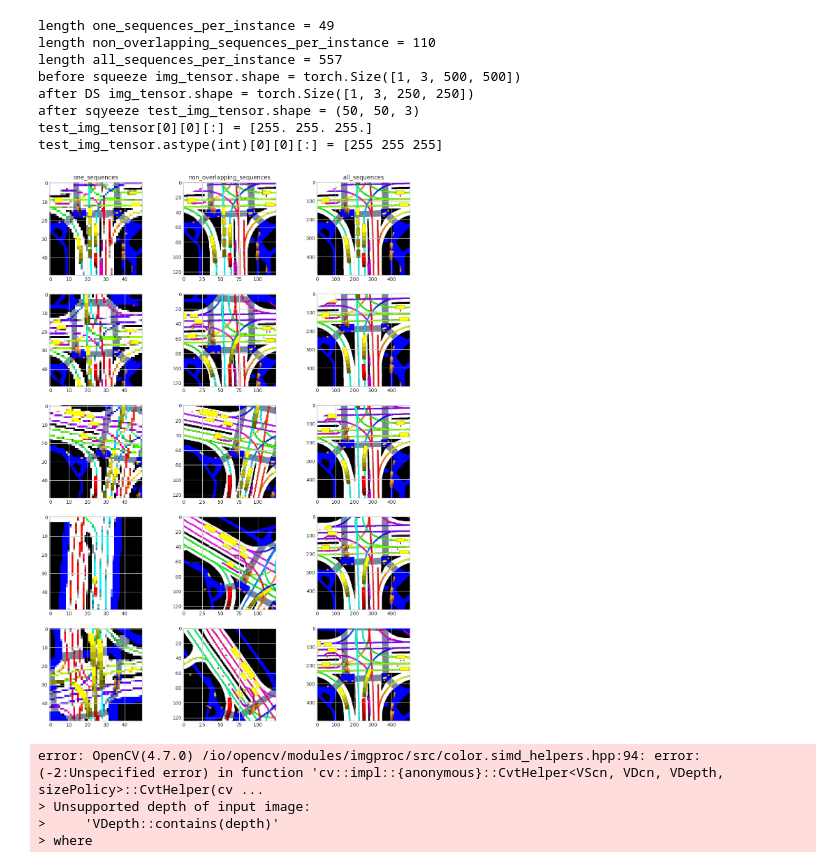
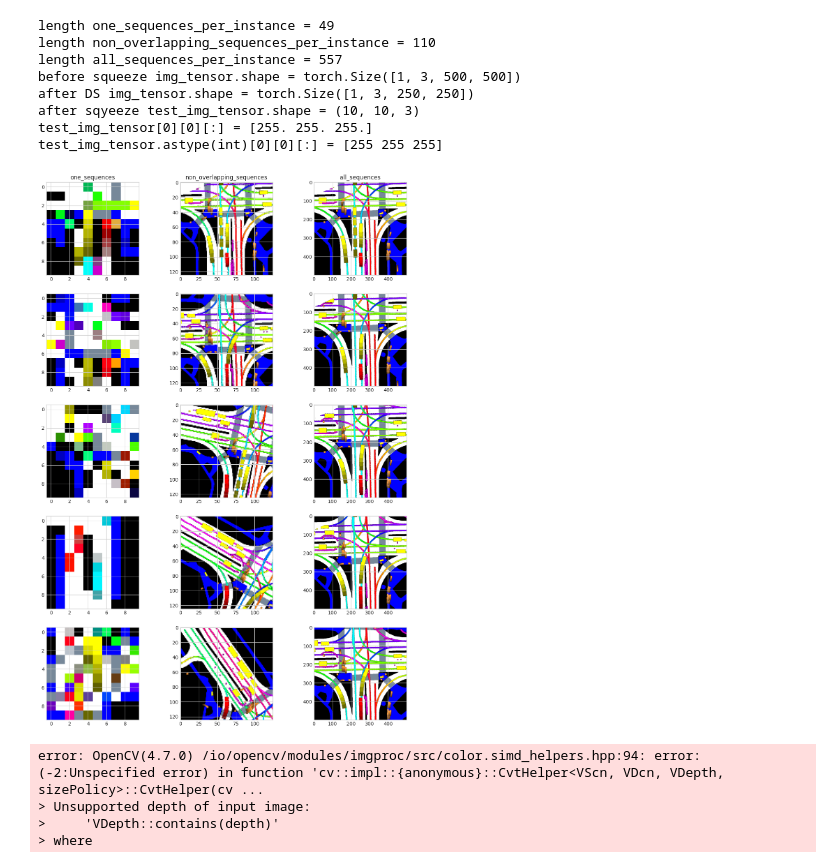
Before and after one commit to dolander1/nuscenes_dolander1, a Jupyter notebook: python-sdk/tutorials/HannesNotebook.ipynb, the cells around one changed output. Cells and saved outputs as stored; diff of their text form; code cells hidden in the pictures.

```diff
--- a/python-sdk/tutorials/HannesNotebook.ipynb
+++ b/python-sdk/tutorials/HannesNotebook.ipynb
@@ -83,7 +83,7 @@ print(f"after DS img_tensor.shape = {downsampled_tensor.shape}")
 
 # Squeeze for correct dimensions
 for i, train_img_tensor in enumerate(img_tensor_list1):
-    dummy = torch.nn.functional.interpolate(train_img_tensor, scale_factor=1/10, mode='bilinear')
+    dummy = torch.nn.functional.interpolate(train_img_tensor, scale_factor=1/50, mode='bilinear')
     img_tensor_list1[i] = torch.squeeze(dummy, dim=0)
 
 for i, train_img_tensor in enumerate(img_tensor_list2):
@@ -117,35 +117,35 @@ for i in test_index:
 # # Create a figure with 1 row and 3 columns
 # fig, axes = plt.subplots(length, 3, figsize=(14, 4*length))
 
 # # When generated from scratch
 # for i in test_index:
 # #     Plot the first image on the first subplot
 #     axes[i][0].imshow(img_list1[i])
 
 # #     Plot the second image on the second subplot
 #     axes[i][1].imshow(img_list2[i])
 
 #     # Plot the third image on the third subplot
 #     axes[i][2].imshow(img_list3[i])
 
 
 # Display the plots
 axes[0][0].set_title('one_sequences')
 axes[0][1].set_title('non_overlapping_sequences')
 axes[0][2].set_title('all_sequences')
 
 
 plt.show()
 # %% [output]
 length one_sequences_per_instance = 49
 length non_overlapping_sequences_per_instance = 110
 length all_sequences_per_instance = 557
 before squeeze img_tensor.shape = torch.Size([1, 3, 500, 500])
 after DS img_tensor.shape = torch.Size([1, 3, 250, 250])
-after sqyeeze test_img_tensor.shape = (50, 50, 3)
+after sqyeeze test_img_tensor.shape = (10, 10, 3)
 test_img_tensor[0][0][:] = [255. 255. 255.]
 test_img_tensor.astype(int)[0][0][:] = [255 255 255]
-[figure, old version]
+[figure, new version]
 # %%
 importlib.reload(utilsH)
 
```
Also changed, not shown: 2 other files.
